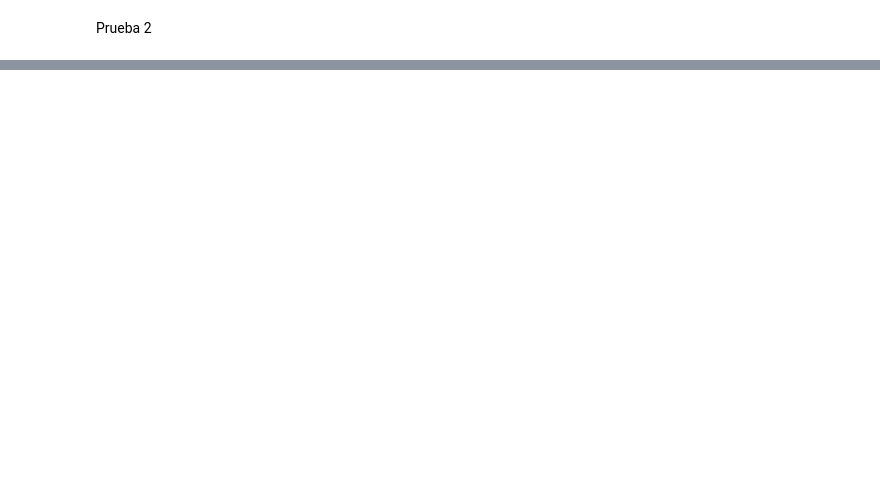
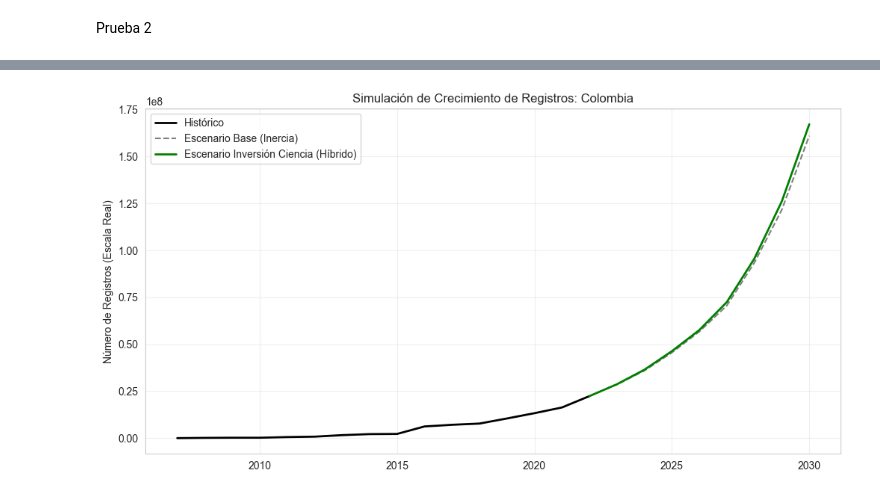
Before and after one commit to rortizgeo/Maestria_CD_Proyecto-Aplicado, a Jupyter notebook: 3_PA_Workflow_Paneldata.ipynb, the cells around one changed output, grey strips where cells are left out. Drawn from its saved outputs; the diff is of its cells as text; code cells hidden in the pictures; blank space fills up the shorter version.

Commit message:
Ajuste en modelo híbrido con RF y modelo de inercia

```diff
--- a/3_PA_Workflow_Paneldata.ipynb
+++ b/3_PA_Workflow_Paneldata.ipynb
@@ -1126,0 +1069,33 @@ Prueba 2
+# %%
+# =============================================================================
+# BLOQUE 11: EJECUCIÓN Y VISUALIZACIÓN DE ESCENARIOS
+# =============================================================================
+target_country = 'Colombia' # O el país que desees analizar
+start_yr, end_yr = 2023, 2030
+
+# Escenario A: Base (Business as Usual)
+df_bau = simulate_hybrid_growth(target_country, start_yr, end_yr, {})
+
+# Escenario B: Inversión en Ciencia (+20% en Gasto I+D y +20% Investigadores)
+scen_invest = {'gasto_RD_pib': 1.20, 'investigadores_RD': 1.20, 'uso_internet': 1.10}
+df_high_tech = simulate_hybrid_growth(target_country, start_yr, end_yr, scen_invest)
+
+# Graficar
+plt.figure(figsize=(12, 6))
+# Histórico
+hist = df_raw[df_raw['country'] == target_country]
+plt.plot(hist['year'], np.expm1(hist[TARGET]), 'k-', label='Histórico', linewidth=2)
+
+# Proyecciones
+plt.plot(df_bau[df_bau['year'] >= 2022]['year'], np.expm1(df_bau[df_bau['year'] >= 2022][TARGET]),
+         '--', label='Escenario Base (Inercia)', color='gray')
+plt.plot(df_high_tech[df_high_tech['year'] >= 2022]['year'], np.expm1(df_high_tech[df_high_tech['year'] >= 2022][TARGET]),
+         '-', label='Escenario Inversión Ciencia (Híbrido)', color='green', linewidth=2)
+
+plt.title(f"Simulación de Crecimiento de Registros: {target_country}")
+plt.ylabel("Número de Registros (Escala Real)")
+plt.legend()
+plt.grid(True, alpha=0.3)
+plt.show()
+# %% [output]
+[figure, added]
```
Also changed, not shown: parts of 6 cells of this notebook.
